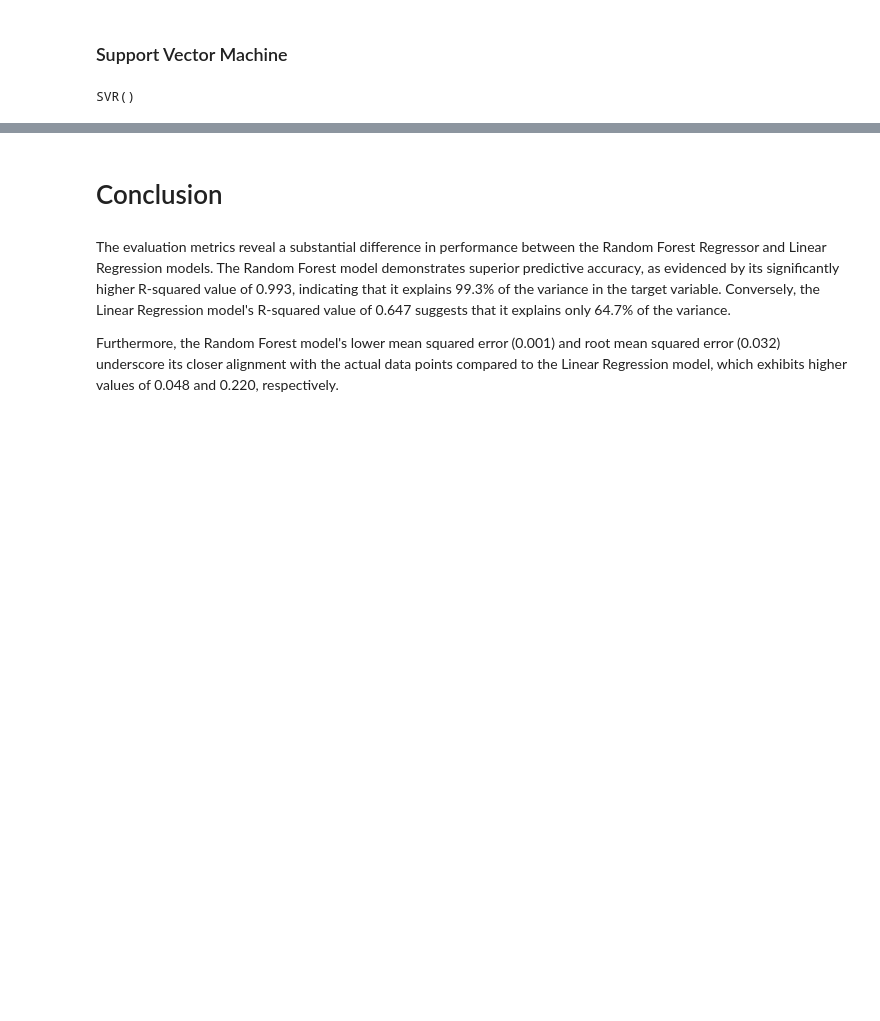
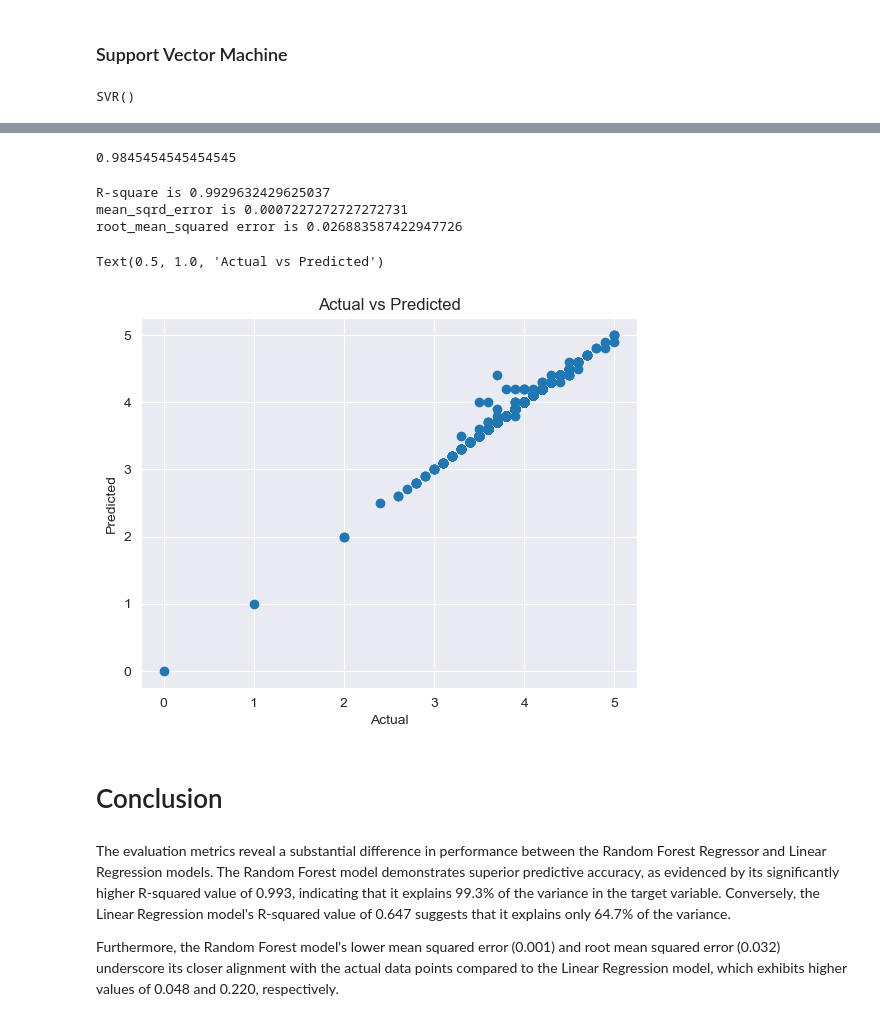
Before and after one commit to logicalNil/Books_Analysis, a Jupyter notebook: main.ipynb, the cells around one changed output, grey strips where cells are left out. Drawn from its saved outputs; the diff is of its cells as text; code cells hidden in the pictures; blank space fills up the shorter version.

```diff
--- a/main.ipynb
+++ b/main.ipynb
@@ -440,0 +771,4 @@ Text(0.5, 1.0, 'Actual vs Predicted')
+# %%
+from sklearn.ensemble import GradientBoostingRegressor
+gb_model = GradientBoostingRegressor()
+gb_model.fit(X_train,y_train)
@@ -440,0 +777,5 @@ Text(0.5, 1.0, 'Actual vs Predicted')
+# %%
+y_test_predicted_gb = gb_model.predict(X_test)
+# %%
+# Approximate to 1 decimal place
+y_test_predicted_gb = y_test_predicted_gb.round(1)
@@ -440,0 +798,5 @@ Text(0.5, 1.0, 'Actual vs Predicted')
+# %%
+# Check how accurate is the prediction
+(y_test_predicted_gb == y_test).sum()/len(y_test)
+# %% [output]
+0.9845454545454545
@@ -441 +808,19 @@ Text(0.5, 1.0, 'Actual vs Predicted')
+# %%
+# Print the evaluation metrics
+print('R-square is',score)
+print('mean_sqrd_error is',meanError)
+print('root_mean_squared error is',meansquardError)
+# %% [output]
+R-square is 0.9929632429625037
+mean_sqrd_error is 0.0007227272727272731
+root_mean_squared error is 0.026883587422947726
+# %%
+# Print Graph of the actual and predicted values
+plt.scatter(y_test,y_test_predicted_gb)
+plt.xlabel('Actual')
+plt.ylabel('Predicted')
+plt.title('Actual vs Predicted')
+# %% [output]
+Text(0.5, 1.0, 'Actual vs Predicted')
+[figure, added]
 # %% [markdown]
```
Also changed, not shown: parts of 54 cells of this notebook.
